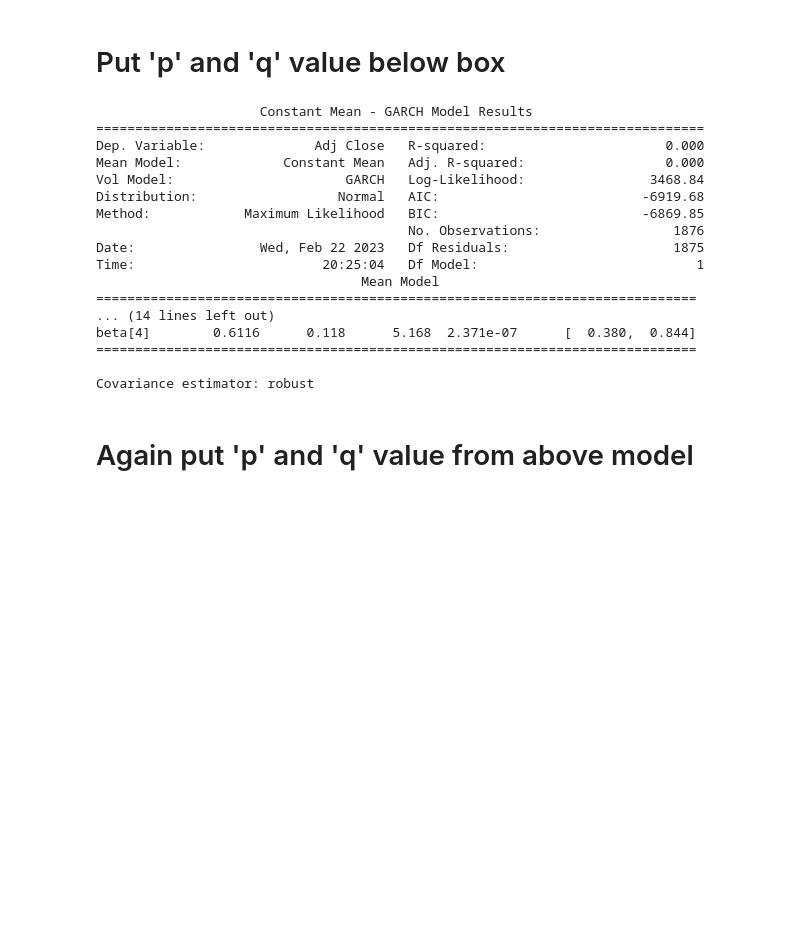
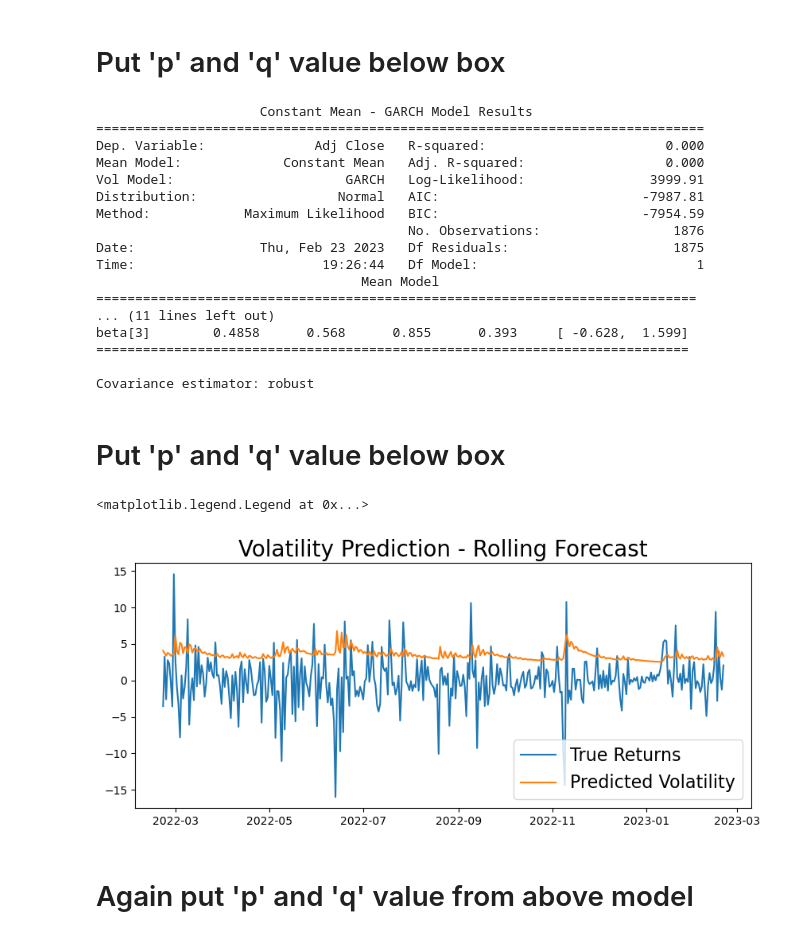
Before and after one commit to chistyinfo/Python-for-financial-freedom, a Jupyter notebook: CCP2023.ipynb, the cells around one changed output. Saved outputs shown, nothing was run; the diff lists cells and outputs as text; code cells hidden in the pictures; blank space fills up the shorter version.

```diff
--- a/CCP2023.ipynb
+++ b/CCP2023.ipynb
@@ -102,7 +101,7 @@ pd.DataFrame(results, index=pd.Series(0)).unstack().idxmin()
 data = nvda_log.clip(lower=nvda_log.quantile(.05),
                      upper=nvda_log.quantile(.95))
 
-best_model = arch_model(y=data, p=3, q=4).fit(update_freq=5, disp='off')
+best_model = arch_model(y=data, p=1, q=3).fit(update_freq=5, disp='off')
 
 print(best_model.summary())
 # %% [output]
@@ -110,16 +109,18 @@ print(best_model.summary())
 ==============================================================================
 Dep. Variable:              Adj Close   R-squared:                       0.000
 Mean Model:             Constant Mean   Adj. R-squared:                  0.000
-Vol Model:                      GARCH   Log-Likelihood:                3468.84
-Distribution:                  Normal   AIC:                          -6919.68
-Method:            Maximum Likelihood   BIC:                          -6869.85
+Vol Model:                      GARCH   Log-Likelihood:                3999.91
+Distribution:                  Normal   AIC:                          -7987.81
+Method:            Maximum Likelihood   BIC:                          -7954.59
                                         No. Observations:                 1876
-Date:                Wed, Feb 22 2023   Df Residuals:                     1875
-Time:                        20:25:04   Df Model:                            1
+Date:                Thu, Feb 23 2023   Df Residuals:                     1875
+Time:                        19:26:44   Df Model:                            1
                                   Mean Model
 =============================================================================
-... (14 lines left out)
-beta[4]        0.6116      0.118      5.168  2.371e-07      [  0.380,  0.844]
-=============================================================================
+... (11 lines left out)
+beta[3]        0.4858      0.568      0.855      0.393     [ -0.628,  1.599]
+============================================================================
 
 Covariance estimator: robust
+# %% [markdown]
+# Put 'p' and 'q' value below box
@@ -126,3 +137,14 @@ Covariance estimator: robust
+# %%
+rolling_predictions = pd.Series(rolling_predictions, index=returns.index[-365:])
+# %%
+plt.figure(figsize=(10,4))
+true, = plt.plot(returns[-365:])
+preds, = plt.plot(rolling_predictions)
+plt.title('Volatility Prediction - Rolling Forecast', fontsize=20)
+plt.legend(['True Returns', 'Predicted Volatility'], fontsize=16)
+# %% [output]
+<matplotlib.legend.Legend at 0x...>
+[figure, added]
 # %% [markdown]
 # Again put 'p' and 'q' value from above model
 # %%
```
Also changed, not shown: parts of 9 cells of this notebook.
